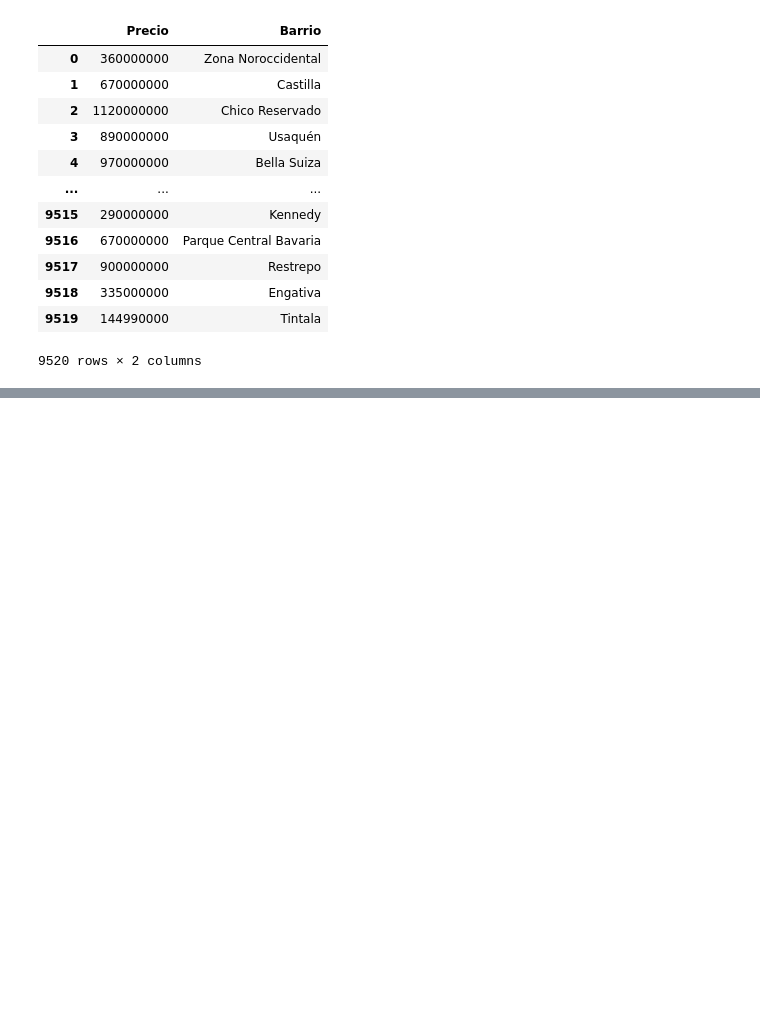
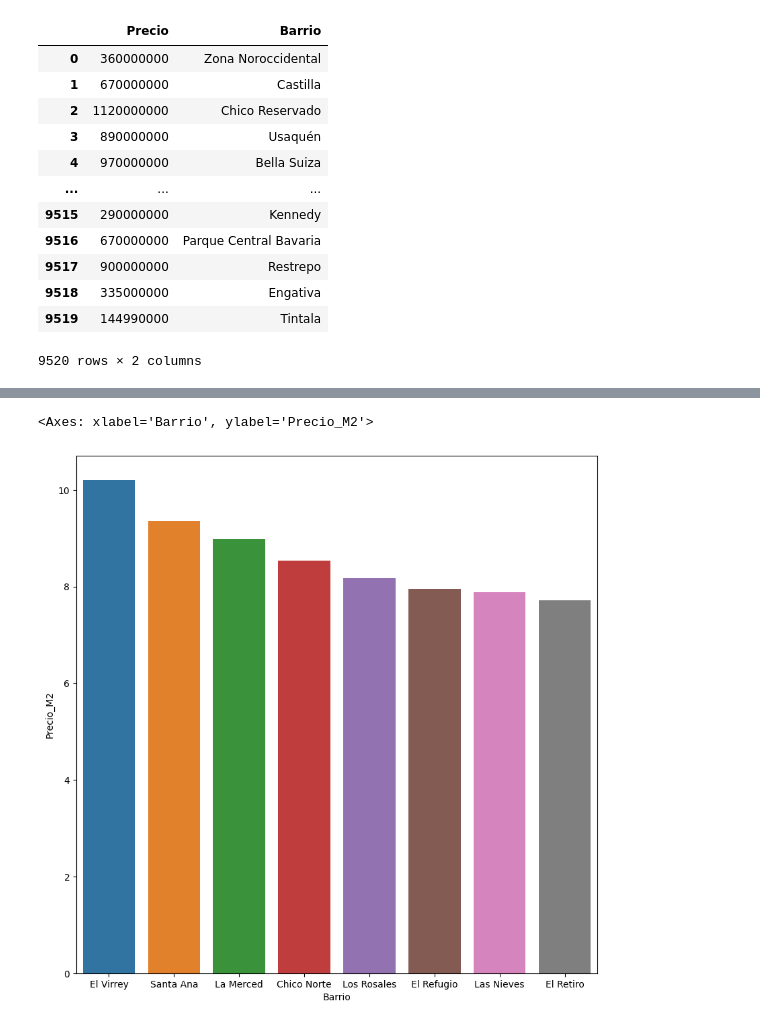
Before and after one commit to fernanp23/InmersionDeDatos, a Jupyter notebook: inmersion_de_datos.ipynb, the cells around one changed output, grey strips where cells are left out. Cells and saved outputs as stored; diff of their text form; code cells hidden in the pictures; blank space fills up the shorter version.

```diff
--- a/inmersion_de_datos.ipynb
+++ b/inmersion_de_datos.ipynb
@@ -508,0 +520,9 @@ plt.show()
+# %%
+plt.figure(figsize=(10,10))
+inmuebles['Precio_M2'] = inmuebles['Precio_Millon'] / inmuebles['Area']
+datos_barrio = inmuebles.groupby('Barrio')['Precio_M2'].mean().reset_index()
+datos_barrio_top10 = datos_barrio.sort_values('Precio_M2', ascending=False).head(8)
+sns.barplot(data=datos_barrio_top10, x='Barrio', y='Precio_M2')
+# %% [output]
+<Axes: xlabel='Barrio', ylabel='Precio_M2'>
+[figure, added]
```
Also changed, not shown: parts of 21 cells of this notebook.
